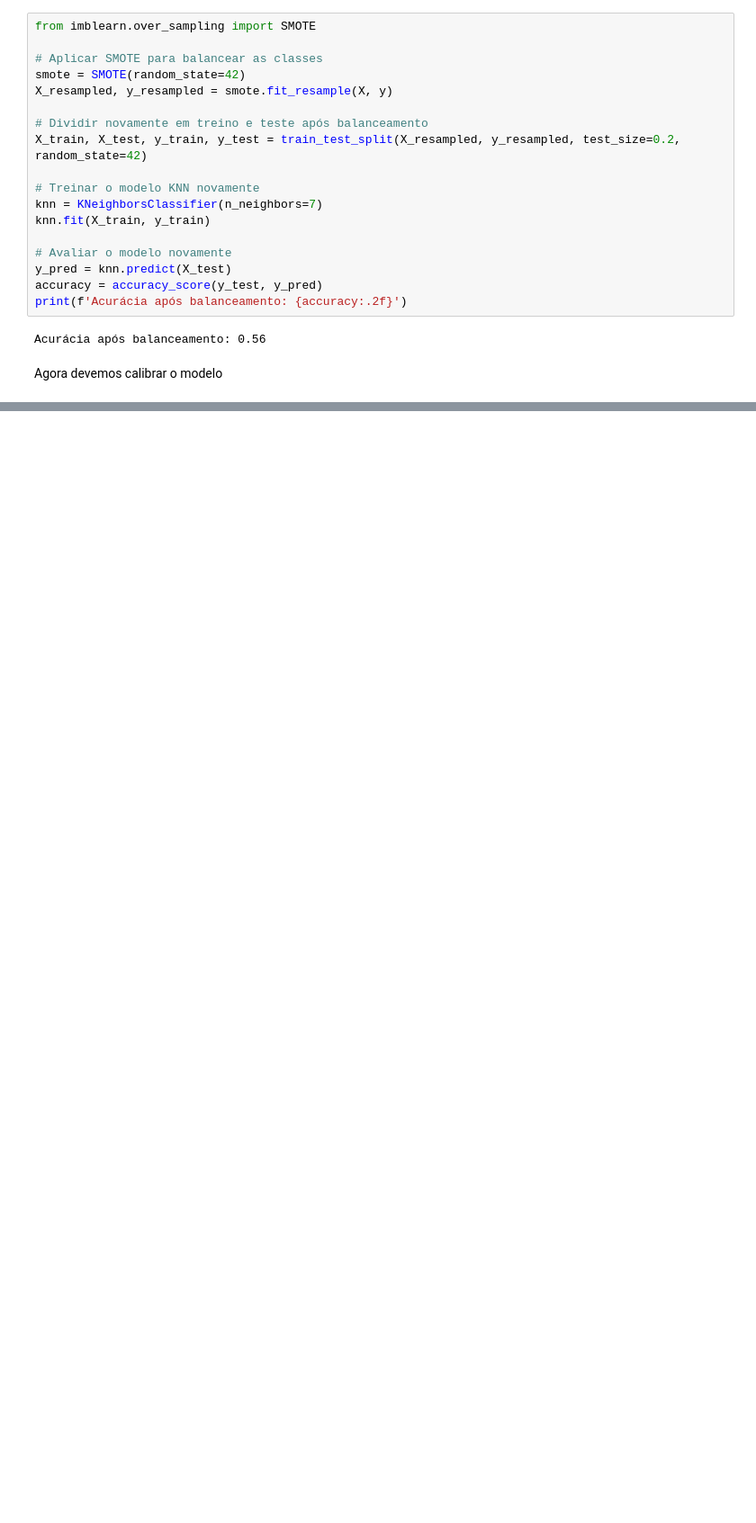
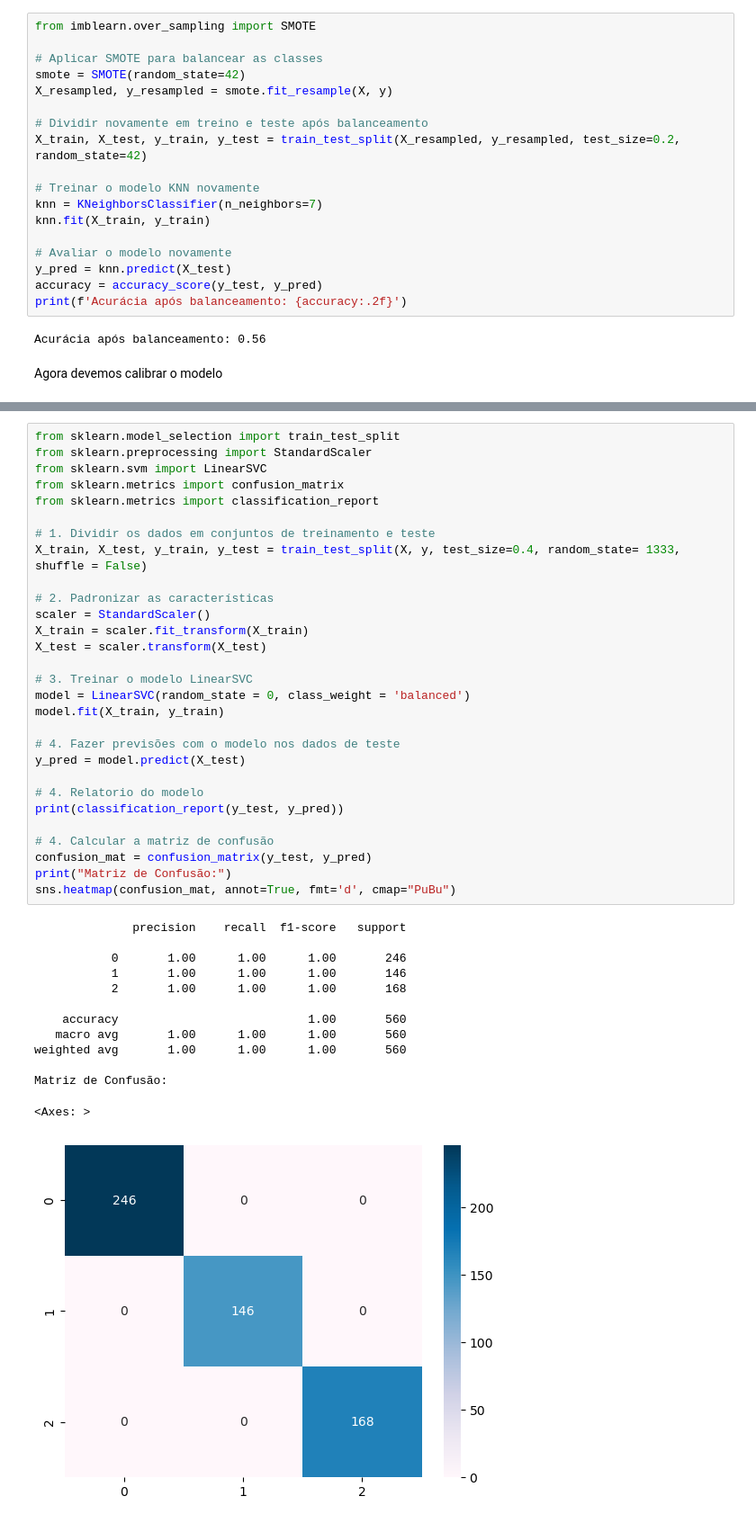
Before and after one commit to herozandn/DataScience2, a Jupyter notebook: Códigos/Dafne.ipynb, the cells around one changed output, grey strips where cells are left out. Shown: that part at 90% size. Drawn from its saved outputs; the diff is of its cells as text; blank space fills up the shorter version.

```diff
--- a/Códigos/Dafne.ipynb
+++ b/Códigos/Dafne.ipynb
@@ -190,0 +316,43 @@ Agora devemos calibrar o modelo
+# %%
+from sklearn.model_selection import train_test_split
+from sklearn.preprocessing import StandardScaler
+from sklearn.svm import LinearSVC
+from sklearn.metrics import confusion_matrix
+from sklearn.metrics import classification_report
+
+# 1. Dividir os dados em conjuntos de treinamento e teste
+X_train, X_test, y_train, y_test = train_test_split(X, y, test_size=0.4, random_state= 1333, shuffle = False)
+
+# 2. Padronizar as características
+scaler = StandardScaler()
+X_train = scaler.fit_transform(X_train)
+X_test = scaler.transform(X_test)
+
+# 3. Treinar o modelo LinearSVC
+model = LinearSVC(random_state = 0, class_weight = 'balanced')
+model.fit(X_train, y_train)
+
+# 4. Fazer previsões com o modelo nos dados de teste
+y_pred = model.predict(X_test)
+
+# 4. Relatorio do modelo
+print(classification_report(y_test, y_pred))
+
+# 4. Calcular a matriz de confusão
+confusion_mat = confusion_matrix(y_test, y_pred)
+print("Matriz de Confusão:")
+sns.heatmap(confusion_mat, annot=True, fmt='d', cmap="PuBu")
+# %% [output]
+              precision    recall  f1-score   support
+
+           0       1.00      1.00      1.00       246
+           1       1.00      1.00      1.00       146
+           2       1.00      1.00      1.00       168
+
+    accuracy                           1.00       560
+   macro avg       1.00      1.00      1.00       560
+weighted avg       1.00      1.00      1.00       560
+
+Matriz de Confusão:
+<Axes: >
+[figure, added]
```
Also changed, not shown: parts of 6 cells of this notebook.
